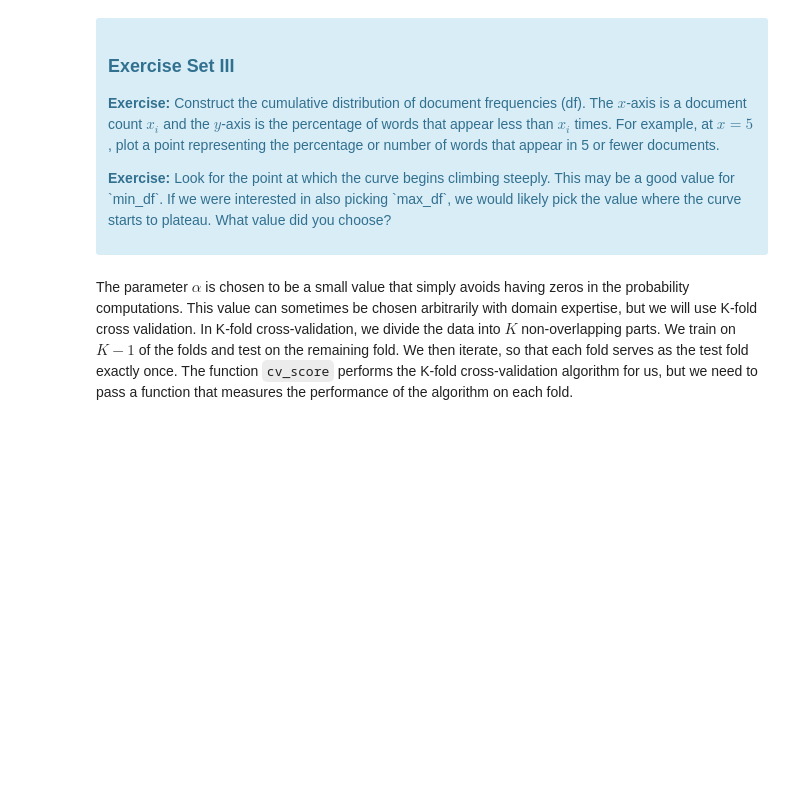
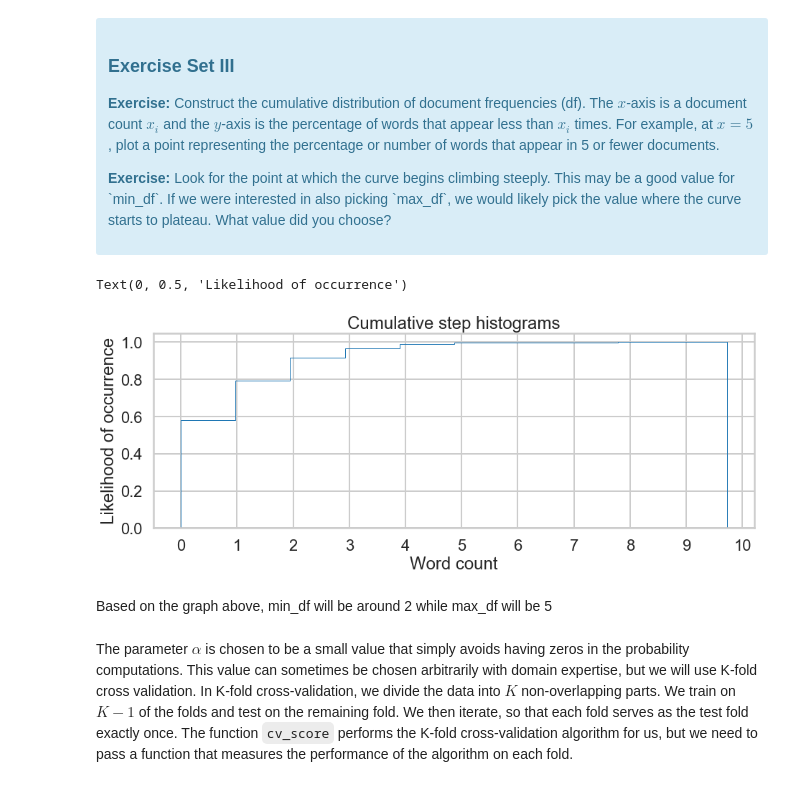
Before and after one commit to sittingman/springboardproj, a Jupyter notebook: naive_bayes/Mini_Project_Naive_Bayes.ipynb, the cells around one changed output. Drawn from its saved outputs; the diff is of its cells as text; code cells hidden in the pictures; blank space fills up the shorter version.

```diff
--- a/naive_bayes/Mini_Project_Naive_Bayes.ipynb
+++ b/naive_bayes/Mini_Project_Naive_Bayes.ipynb
@@ -310,3 +302,18 @@ X_array = np.sort(np.array(X.sum(axis=0)).reshape(-1,))
+# %%
+X_array = X.sum(axis=0).A[0]
+X_log = np.log(X_array) # not sure why take log here, got answer from community
+# %%
+plt.figure(figsize=(15,5))
+plt.hist(X_log, histtype='step',density=True, cumulative=True, linewidth=1.0)
+plt.title('Cumulative step histograms')
+plt.xticks(np.arange(0,11,1))
+plt.xlabel('Word count')
+plt.ylabel('Likelihood of occurrence')
+# %% [output]
+Text(0, 0.5, 'Likelihood of occurrence')
+[figure, added]
+# %% [markdown]
+Based on the graph above, min_df will be around 2 while max_df will be 5
 # %% [markdown]
 The parameter $\alpha$ is chosen to be a small value that simply avoids having zeros in the probability computations. This value can sometimes be chosen arbitrarily with domain expertise, but we will use K-fold cross validation. In K-fold cross-validation, we divide the data into $K$ non-overlapping parts. We train on $K-1$ of the folds and test on the remaining fold. We then iterate, so that each fold serves as the test fold exactly once. The function `cv_score` performs the K-fold cross-validation algorithm for us, but we need to pass a function that measures the performance of the algorithm on each fold.
 # %%
```
Also changed, not shown: parts of 4 cells of this notebook.
